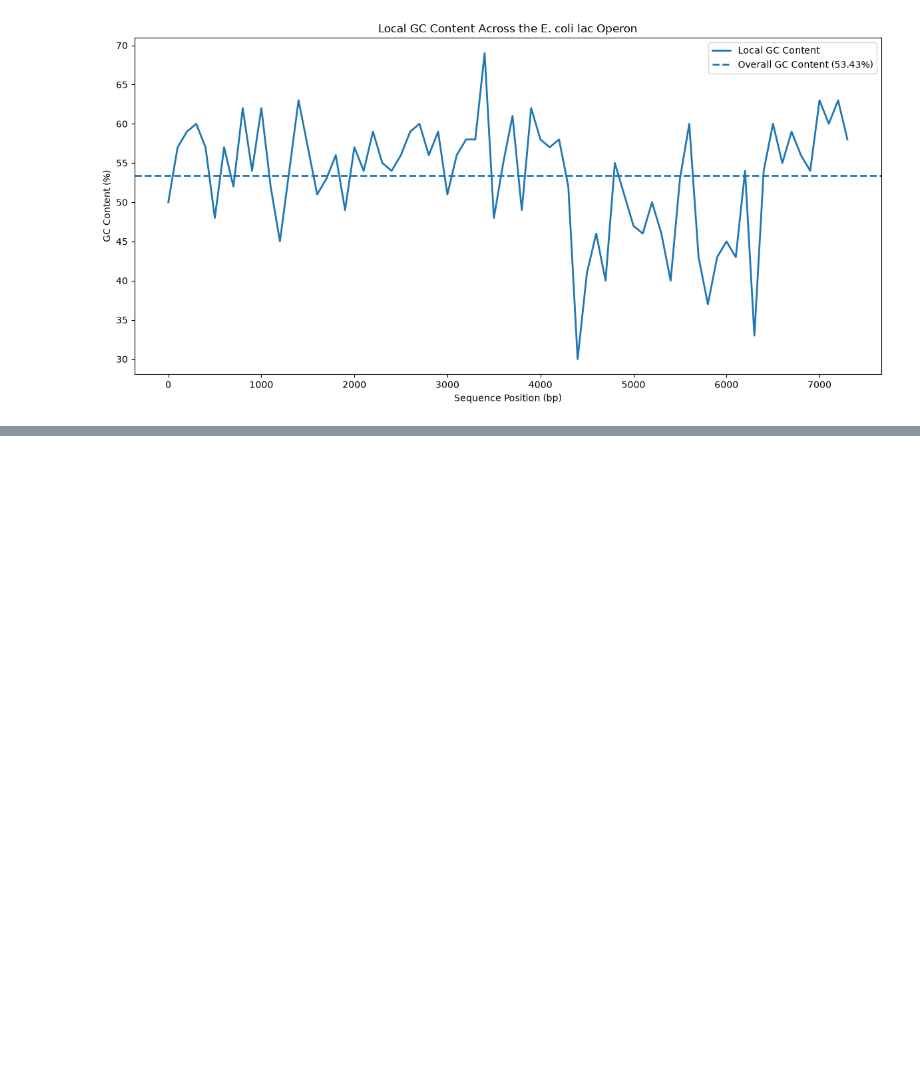
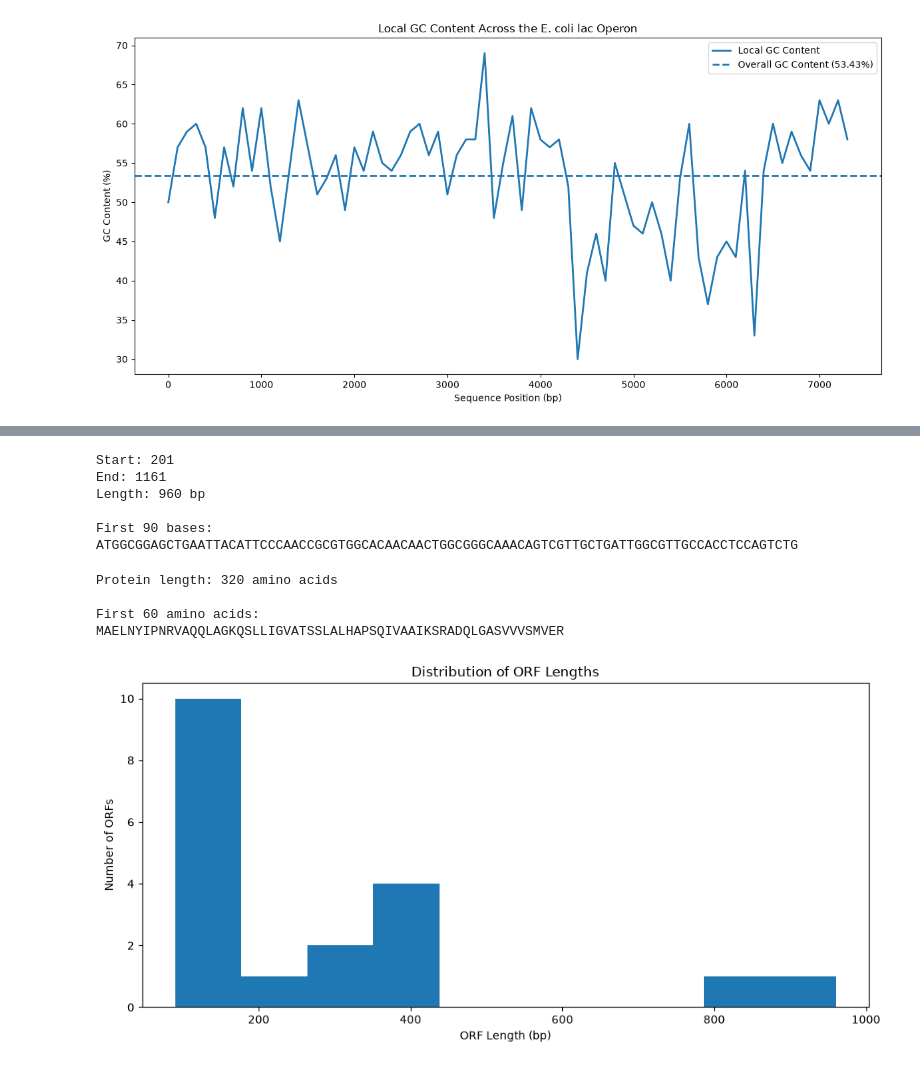
Before and after one commit to amberlin2/DNA-Sequence-Analysis, a Jupyter notebook: notebooks/dna_sequence_analysis.ipynb, the cells around one changed output, grey strips where cells are left out. Saved outputs shown, nothing was run; the diff lists cells and outputs as text; code cells hidden in the pictures; blank space fills up the shorter version.

Commit message:
Complete ORF detection and protein translation analysis

```diff
--- a/notebooks/dna_sequence_analysis.ipynb
+++ b/notebooks/dna_sequence_analysis.ipynb
@@ -722,0 +899,8 @@ plt.show()
+# %%
+#DNA base positions
+base_positions_frame_0 = [
+    codon_index * 3
+    for codon_index in start_positions_frame_0
+]
+
+print(base_positions_frame_0[:20])
@@ -722,0 +952,4 @@ plt.show()
+# %%
+all_orfs = []
+
+minimum_length = 90
@@ -722,0 +1009,4 @@ plt.show()
+# %%
+orf_df = pd.DataFrame(all_orfs)
+
+orf_df[["Start", "End", "Length"]]
@@ -722,0 +1051,57 @@ plt.show()
+# %%
+#inspecting the longest ORF
+longest_orf = orf_df_sorted.iloc[0]
+
+print("Start:", longest_orf["Start"])
+print("End:", longest_orf["End"])
+print("Length:", longest_orf["Length"], "bp")
+
+print("\nFirst 90 bases:")
+print(longest_orf["Sequence"][:90])
+# %% [output]
+Start: 201
+End: 1161
+Length: 960 bp
+
+First 90 bases:
+ATGGCGGAGCTGAATTACATTCCCAACCGCGTGGCACAACAACTGGCGGGCAAACAGTCGTTGCTGATTGGCGTTGCCACCTCCAGTCTG
+# %%
+#with biopython
+longest_orf_seq = Seq(longest_orf["Sequence"])
+
+protein_sequence = longest_orf_seq.translate()
+
+print("Protein length:", len(protein_sequence), "amino acids")
+print("\nFirst 60 amino acids:")
+print(protein_sequence[:60])
+# %% [output]
+Protein length: 320 amino acids
+
+First 60 amino acids:
+MAELNYIPNRVAQQLAGKQSLLIGVATSSLALHAPSQIVAAIKSRADQLGASVVVSMVER
+# %%
+import matplotlib.pyplot as plt
+
+plt.figure(figsize=(10, 5))
+
+plt.hist(
+    orf_df["Length"],
+    bins=10
+)
+
+plt.title("Distribution of ORF Lengths")
+plt.xlabel("ORF Length (bp)")
+plt.ylabel("Number of ORFs")
+
+plt.tight_layout()
+
+# Save the figure for the GitHub repository
+plt.savefig(
+    "../results/figures/orf_length_distribution.png",
+    dpi=300,
+    bbox_inches="tight"
+)
+
+plt.show()
+# %% [output]
+[figure, added]
```
Also changed, not shown: parts of 34 cells of this notebook, 2 other files.
